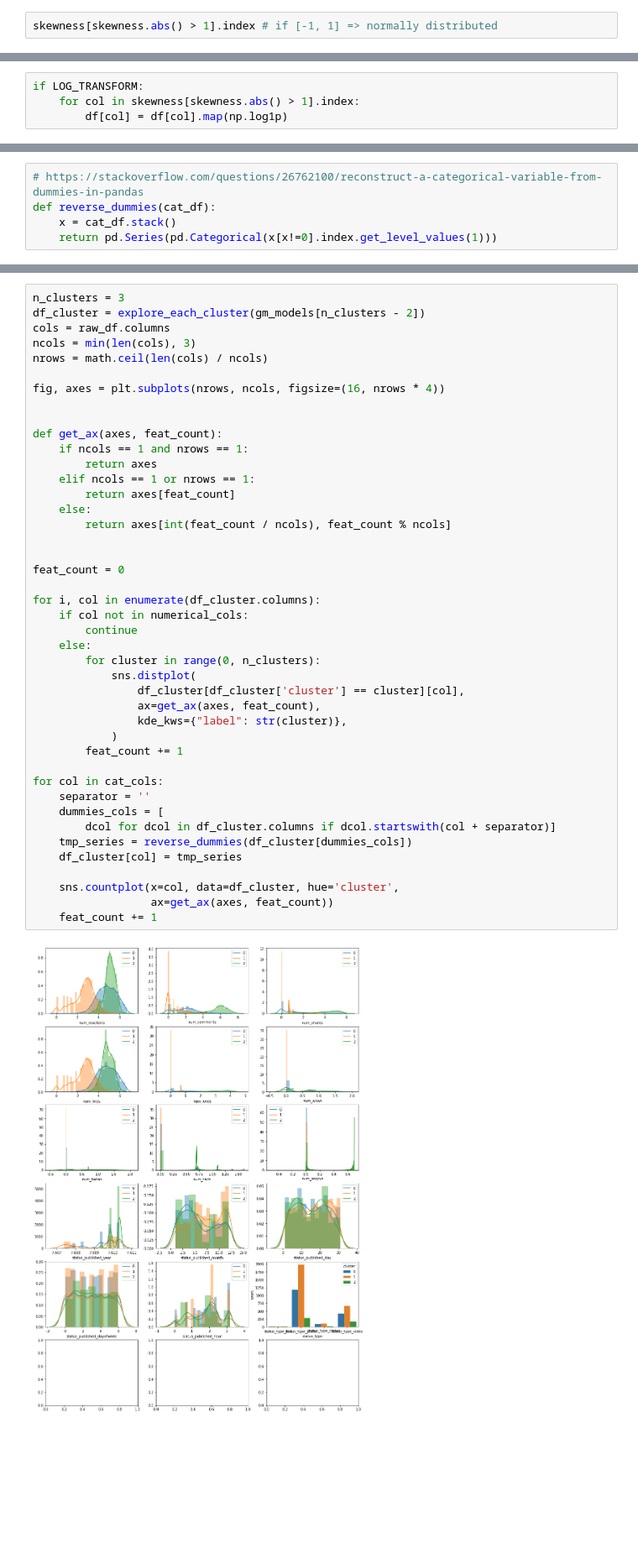
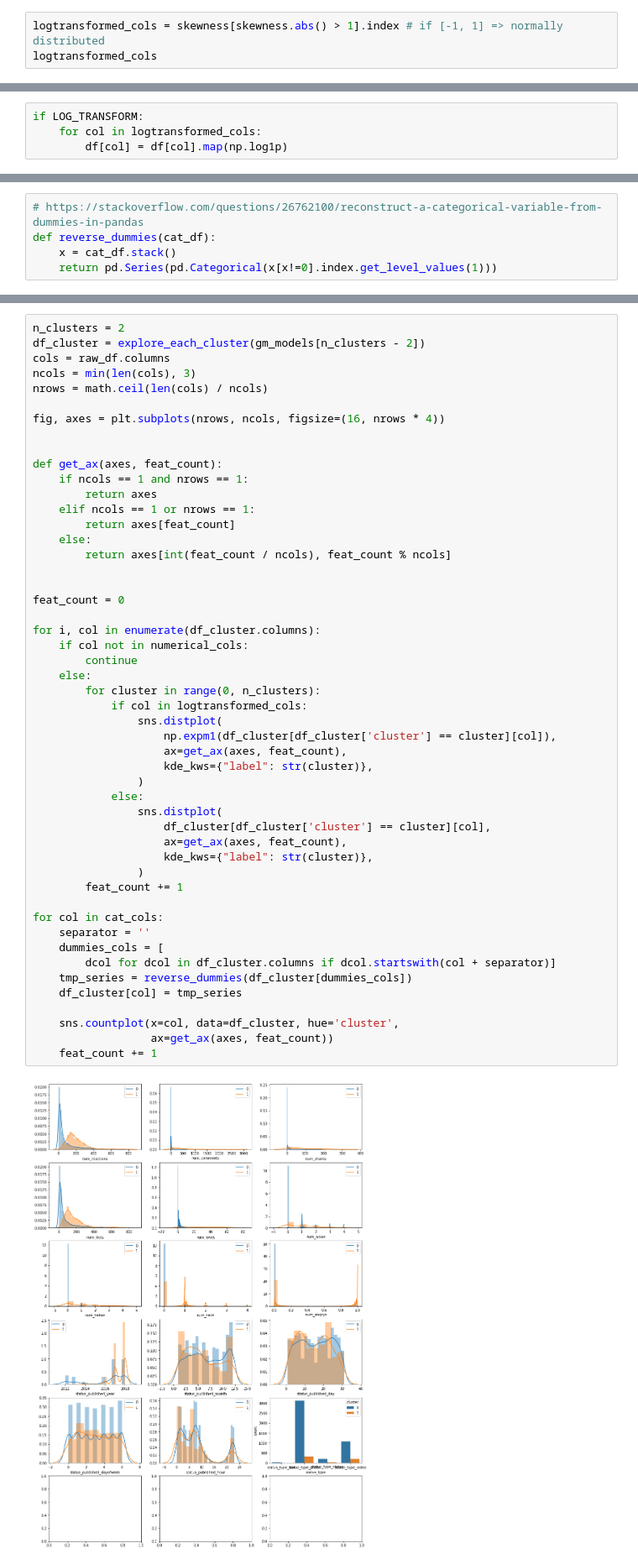
Before and after one commit to ng-kode/facebook_live, a Jupyter notebook: Automated EDA YMDh Approach.ipynb, the cells around one changed output, grey strips where cells are left out. Shown at 84% size. Cells and saved outputs as stored; diff of their text form; blank space fills up the shorter version.

```diff
--- a/Automated EDA YMDh Approach.ipynb
+++ b/Automated EDA YMDh Approach.ipynb
@@ -184,7 +198,8 @@ status_published_hour 0
 # %%
 skewness = df[[col for col in df.columns if col not in other_cols]].skew()
 # %%
-skewness[skewness.abs() > 1].index # if [-1, 1] => normally distributed
+logtransformed_cols = skewness[skewness.abs() > 1].index # if [-1, 1] => normally distributed
+logtransformed_cols
 # %% [output]
 Index(['num_reactions', 'num_comments', 'num_shares', 'num_likes', 'num_loves',
        'num_wows', 'num_hahas', 'num_sads', 'num_angrys',
@@ -192,7 +207,7 @@ Index(['num_reactions', 'num_comments', 'num_shares', 'num_likes', 'num_loves',
       dtype='object')
 # %%
 if LOG_TRANSFORM:
-    for col in skewness[skewness.abs() > 1].index:
+    for col in logtransformed_cols:
         df[col] = df[col].map(np.log1p)
 # %%
 df.skew()
@@ -615,5 +634,5 @@ def reverse_dummies(cat_df):
 # %%
-n_clusters = 3
+n_clusters = 2
 df_cluster = explore_each_cluster(gm_models[n_clusters - 2])
 cols = raw_df.columns
 ncols = min(len(cols), 3)
@@ -624,36 +643,43 @@ fig, axes = plt.subplots(nrows, ncols, figsize=(16, nrows * 4))
 
 def get_ax(axes, feat_count):
     if ncols == 1 and nrows == 1:
         return axes
     elif ncols == 1 or nrows == 1:
         return axes[feat_count]
     else:
         return axes[int(feat_count / ncols), feat_count % ncols]
 
 
 feat_count = 0
 
 for i, col in enumerate(df_cluster.columns):
     if col not in numerical_cols:
         continue
     else:
         for cluster in range(0, n_clusters):
-            sns.distplot(
-                df_cluster[df_cluster['cluster'] == cluster][col],
-                ax=get_ax(axes, feat_count),
-                kde_kws={"label": str(cluster)},
-            )
+            if col in logtransformed_cols:
+                sns.distplot(
+                    np.expm1(df_cluster[df_cluster['cluster'] == cluster][col]),
+                    ax=get_ax(axes, feat_count),
+                    kde_kws={"label": str(cluster)},
+                )
+            else:
+                sns.distplot(
+                    df_cluster[df_cluster['cluster'] == cluster][col],
+                    ax=get_ax(axes, feat_count),
+                    kde_kws={"label": str(cluster)},
+                )
         feat_count += 1
 
 for col in cat_cols:
     separator = ''
     dummies_cols = [
         dcol for dcol in df_cluster.columns if dcol.startswith(col + separator)]
     tmp_series = reverse_dummies(df_cluster[dummies_cols])
     df_cluster[col] = tmp_series
 
     sns.countplot(x=col, data=df_cluster, hue='cluster',
                   ax=get_ax(axes, feat_count))
     feat_count += 1
 # %% [output]
-[figure, old version]
+[figure, new version]
```
Also changed, not shown: parts of 4 cells of this notebook.
